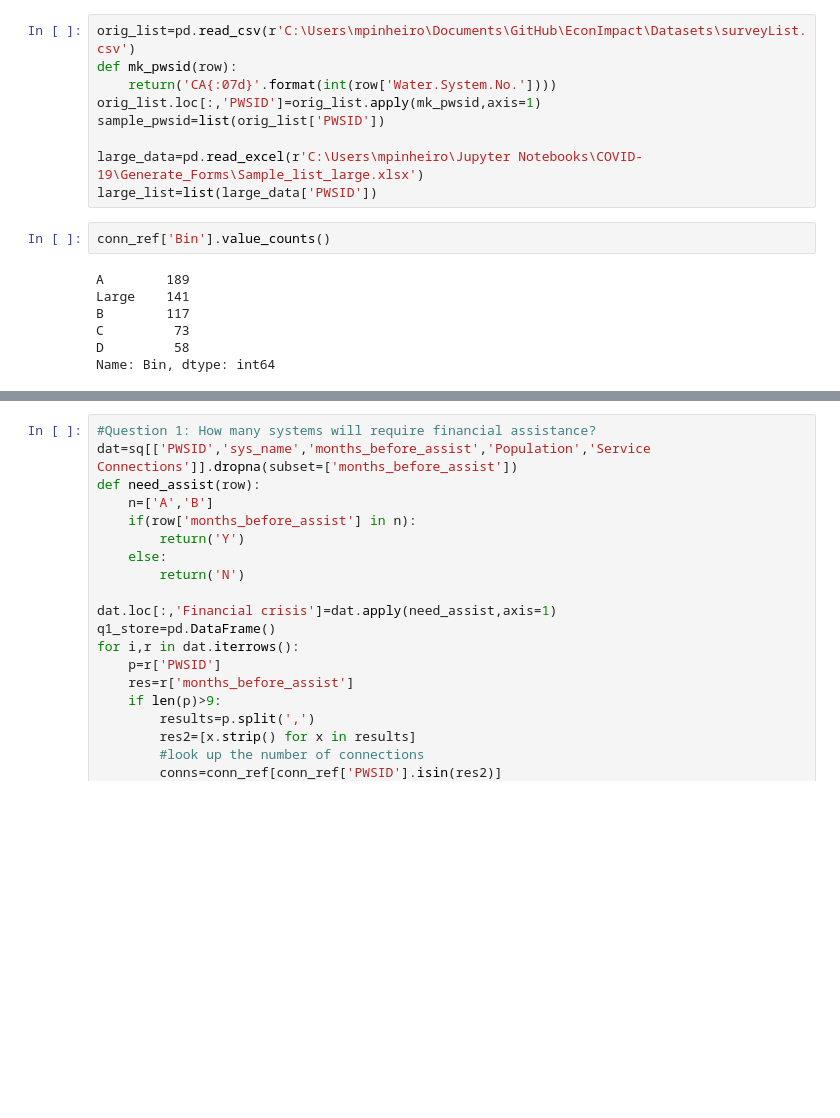
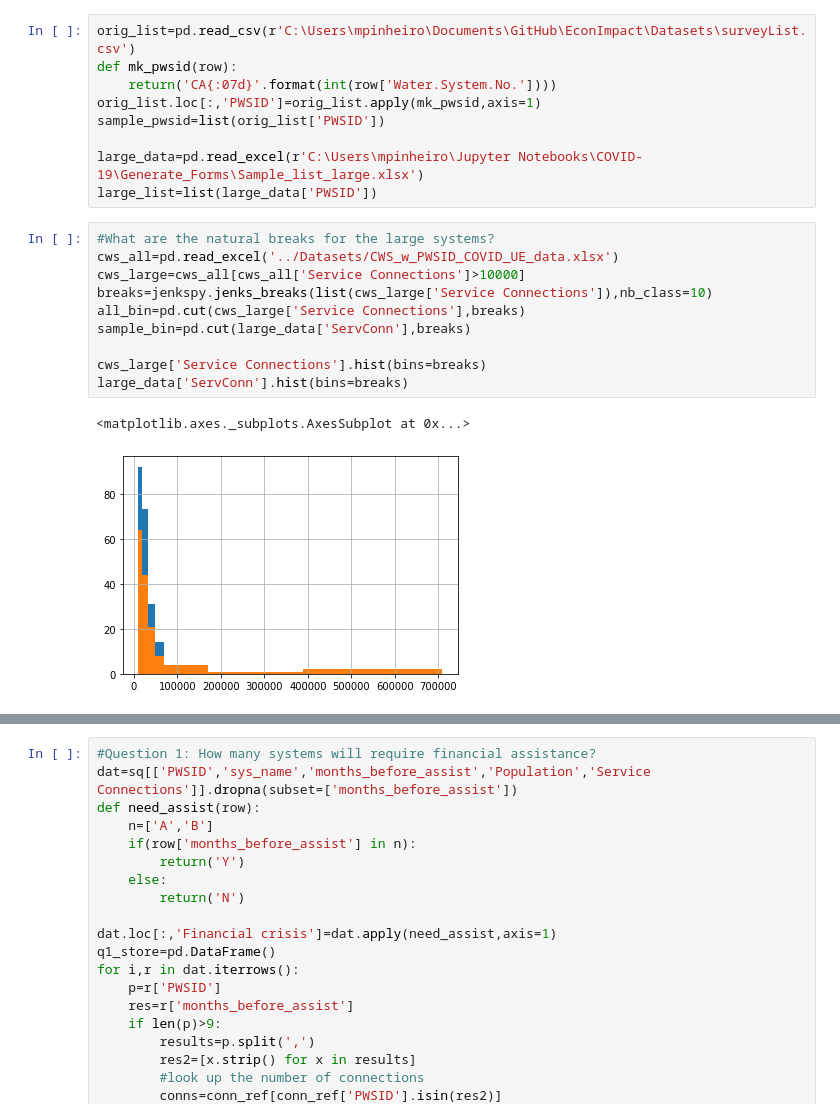
Before and after one commit to ScottCoffin/EconImpact, a Jupyter notebook: Python/Data Processing.ipynb, the cells around one changed output, grey strips where cells are left out. Saved outputs shown, nothing was run; the diff lists cells and outputs as text; blank space fills up the shorter version.

```diff
--- a/Python/Data Processing.ipynb
+++ b/Python/Data Processing.ipynb
@@ -18,12 +19,16 @@ sample_pwsid=list(orig_list['PWSID'])
 
 large_data=pd.read_excel(r'C:\Users\mpinheiro\Jupyter Notebooks\COVID-19\Generate_Forms\Sample_list_large.xlsx')
 large_list=list(large_data['PWSID'])
-# %%
-conn_ref['Bin'].value_counts()
-# %% [output]
-A        189
-Large    141
-B        117
-C         73
-D         58
-Name: Bin, dtype: int64
+# %%
+#What are the natural breaks for the large systems?
+cws_all=pd.read_excel('../Datasets/CWS_w_PWSID_COVID_UE_data.xlsx')
+cws_large=cws_all[cws_all['Service Connections']>10000]
+breaks=jenkspy.jenks_breaks(list(cws_large['Service Connections']),nb_class=10)
+all_bin=pd.cut(cws_large['Service Connections'],breaks)
+sample_bin=pd.cut(large_data['ServConn'],breaks)
+
+cws_large['Service Connections'].hist(bins=breaks)
+large_data['ServConn'].hist(bins=breaks)
+# %% [output]
+<matplotlib.axes._subplots.AxesSubplot at 0x...>
+[figure, added]
```
Also changed, not shown: parts of 4 cells of this notebook, 2 other files.
